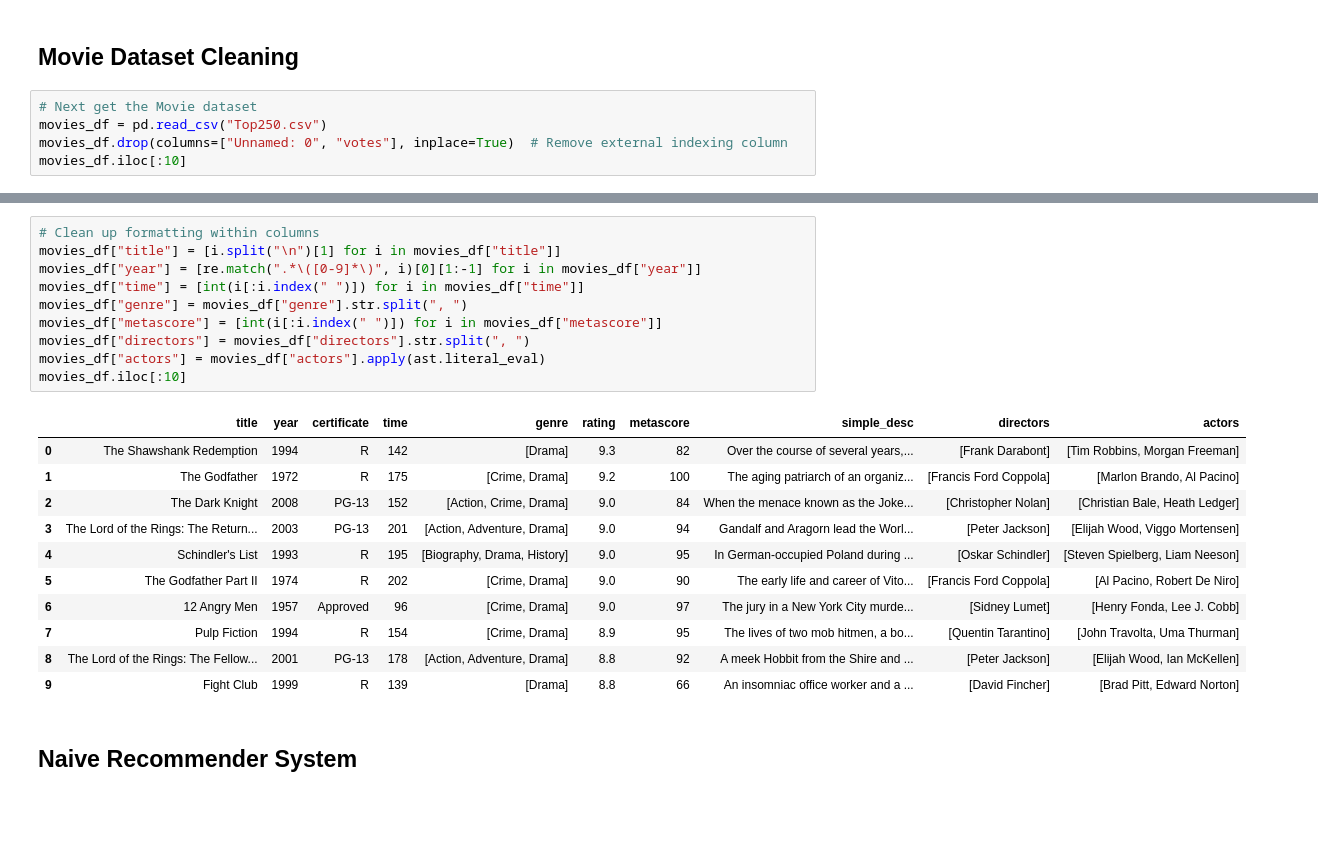
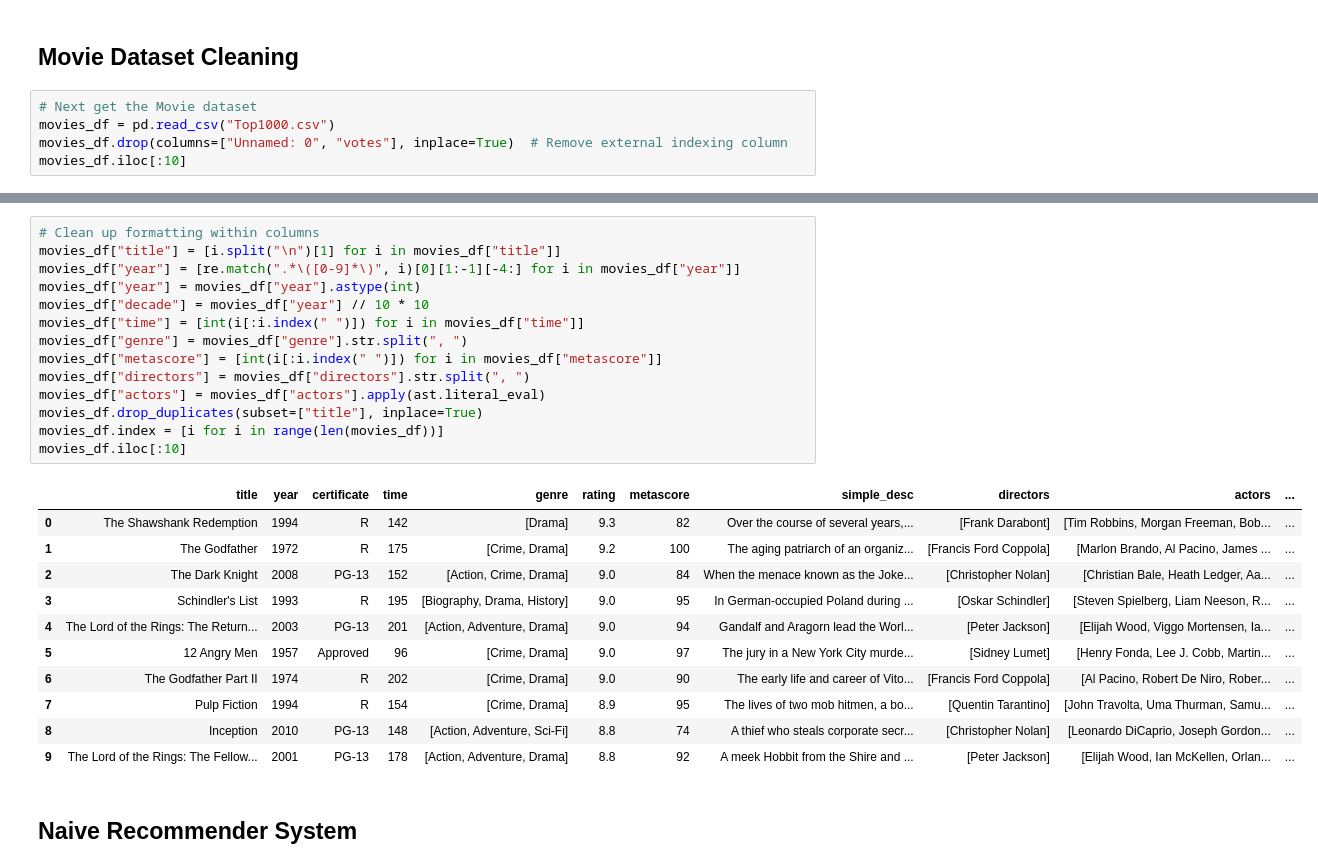
Before and after one commit to PrayashJoshi/FilmGenie-Movie-Recommendations, a Jupyter notebook: ML notebooks/InitialModel.ipynb, the cells around one changed output, grey strips where cells are left out. Drawn from its saved outputs; the diff is of its cells as text; blank space fills up the shorter version.

```diff
--- a/ML notebooks/InitialModel.ipynb
+++ b/ML notebooks/InitialModel.ipynb
@@ -112,7 +25,7 @@ Totals         1861.0    9.0    68.0     2.0     76.0   145.0        49.0
 ## Movie Dataset Cleaning
 # %%
 # Next get the Movie dataset
-movies_df = pd.read_csv("Top250.csv")
+movies_df = pd.read_csv("Top1000.csv")
 movies_df.drop(columns=["Unnamed: 0", "votes"], inplace=True)  # Remove external indexing column
 movies_df.iloc[:10]
 # %% [output]
@@ -130,25 +43,29 @@ movies_df.iloc[:10]
 # %%
 # Clean up formatting within columns
 movies_df["title"] = [i.split("\n")[1] for i in movies_df["title"]]
-movies_df["year"] = [re.match(".*\([0-9]*\)", i)[0][1:-1] for i in movies_df["year"]]
+movies_df["year"] = [re.match(".*\([0-9]*\)", i)[0][1:-1][-4:] for i in movies_df["year"]]
+movies_df["year"] = movies_df["year"].astype(int)
+movies_df["decade"] = movies_df["year"] // 10 * 10
 movies_df["time"] = [int(i[:i.index(" ")]) for i in movies_df["time"]]
 movies_df["genre"] = movies_df["genre"].str.split(", ")
 movies_df["metascore"] = [int(i[:i.index(" ")]) for i in movies_df["metascore"]]
 movies_df["directors"] = movies_df["directors"].str.split(", ")
 movies_df["actors"] = movies_df["actors"].apply(ast.literal_eval)
+movies_df.drop_duplicates(subset=["title"], inplace=True)
+movies_df.index = [i for i in range(len(movies_df))]
 movies_df.iloc[:10]
 # %% [output]
-|  | title | year | certificate | time | genre | rating | metascore | simple_desc | directors | actors |
-| 0 | The Shawshank Redemption | 1994 | R | 142 | [Drama] | 9.3 | 82 | Over the course of several years,... | [Frank Darabont] | [Tim Robbins, Morgan Freeman] |
-| 1 | The Godfather | 1972 | R | 175 | [Crime, Drama] | 9.2 | 100 | The aging patriarch of an organiz... | [Francis Ford Coppola] | [Marlon Brando, Al Pacino] |
-| 2 | The Dark Knight | 2008 | PG-13 | 152 | [Action, Crime, Drama] | 9.0 | 84 | When the menace known as the Joke... | [Christopher Nolan] | [Christian Bale, Heath Ledger] |
-| 3 | The Lord of the Rings: The Return... | 2003 | PG-13 | 201 | [Action, Adventure, Drama] | 9.0 | 94 | Gandalf and Aragorn lead the Worl... | [Peter Jackson] | [Elijah Wood, Viggo Mortensen] |
-| 4 | Schindler's List | 1993 | R | 195 | [Biography, Drama, History] | 9.0 | 95 | In German-occupied Poland during ... | [Oskar Schindler] | [Steven Spielberg, Liam Neeson] |
-| 5 | The Godfather Part II | 1974 | R | 202 | [Crime, Drama] | 9.0 | 90 | The early life and career of Vito... | [Francis Ford Coppola] | [Al Pacino, Robert De Niro] |
-| 6 | 12 Angry Men | 1957 | Approved | 96 | [Crime, Drama] | 9.0 | 97 | The jury in a New York City murde... | [Sidney Lumet] | [Henry Fonda, Lee J. Cobb] |
-| 7 | Pulp Fiction | 1994 | R | 154 | [Crime, Drama] | 8.9 | 95 | The lives of two mob hitmen, a bo... | [Quentin Tarantino] | [John Travolta, Uma Thurman] |
-| 8 | The Lord of the Rings: The Fellow... | 2001 | PG-13 | 178 | [Action, Adventure, Drama] | 8.8 | 92 | A meek Hobbit from the Shire and ... | [Peter Jackson] | [Elijah Wood, Ian McKellen] |
-| 9 | Fight Club | 1999 | R | 139 | [Drama] | 8.8 | 66 | An insomniac office worker and a ... | [David Fincher] | [Brad Pitt, Edward Norton] |
+|  | title | year | certificate | time | genre | rating | metascore | simple_desc | directors | actors | ... |
+| 0 | The Shawshank Redemption | 1994 | R | 142 | [Drama] | 9.3 | 82 | Over the course of several years,... | [Frank Darabont] | [Tim Robbins, Morgan Freeman, Bob... | ... |
+| 1 | The Godfather | 1972 | R | 175 | [Crime, Drama] | 9.2 | 100 | The aging patriarch of an organiz... | [Francis Ford Coppola] | [Marlon Brando, Al Pacino, James ... | ... |
+| 2 | The Dark Knight | 2008 | PG-13 | 152 | [Action, Crime, Drama] | 9.0 | 84 | When the menace known as the Joke... | [Christopher Nolan] | [Christian Bale, Heath Ledger, Aa... | ... |
+| 3 | Schindler's List | 1993 | R | 195 | [Biography, Drama, History] | 9.0 | 95 | In German-occupied Poland during ... | [Oskar Schindler] | [Steven Spielberg, Liam Neeson, R... | ... |
+| 4 | The Lord of the Rings: The Return... | 2003 | PG-13 | 201 | [Action, Adventure, Drama] | 9.0 | 94 | Gandalf and Aragorn lead the Worl... | [Peter Jackson] | [Elijah Wood, Viggo Mortensen, Ia... | ... |
+| 5 | 12 Angry Men | 1957 | Approved | 96 | [Crime, Drama] | 9.0 | 97 | The jury in a New York City murde... | [Sidney Lumet] | [Henry Fonda, Lee J. Cobb, Martin... | ... |
+| 6 | The Godfather Part II | 1974 | R | 202 | [Crime, Drama] | 9.0 | 90 | The early life and career of Vito... | [Francis Ford Coppola] | [Al Pacino, Robert De Niro, Rober... | ... |
+| 7 | Pulp Fiction | 1994 | R | 154 | [Crime, Drama] | 8.9 | 95 | The lives of two mob hitmen, a bo... | [Quentin Tarantino] | [John Travolta, Uma Thurman, Samu... | ... |
+| 8 | Inception | 2010 | PG-13 | 148 | [Action, Adventure, Sci-Fi] | 8.8 | 74 | A thief who steals corporate secr... | [Christopher Nolan] | [Leonardo DiCaprio, Joseph Gordon... | ... |
+| 9 | The Lord of the Rings: The Fellow... | 2001 | PG-13 | 178 | [Action, Adventure, Drama] | 8.8 | 92 | A meek Hobbit from the Shire and ... | [Peter Jackson] | [Elijah Wood, Ian McKellen, Orlan... | ... |
 # %% [markdown]
 ## Naive Recommender System
 # %%
```
Also changed, not shown: parts of 31 cells of this notebook, 43 other files.
